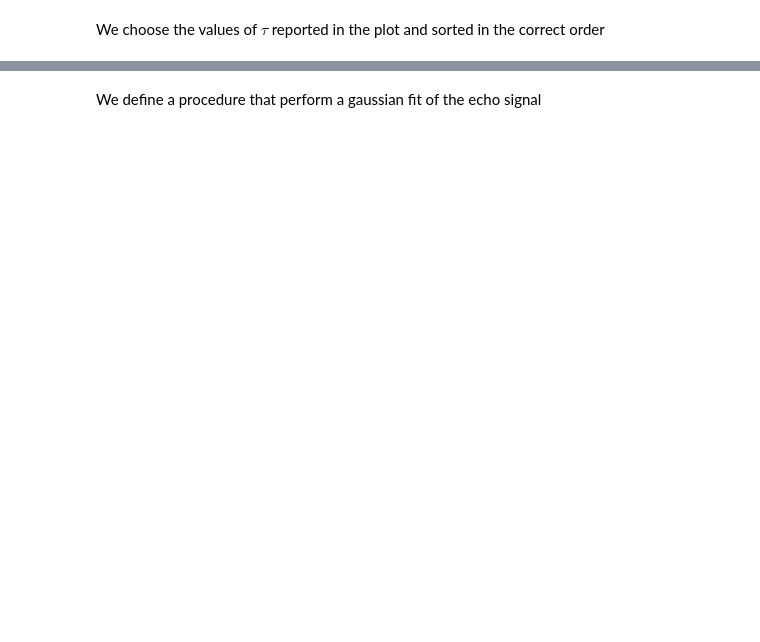
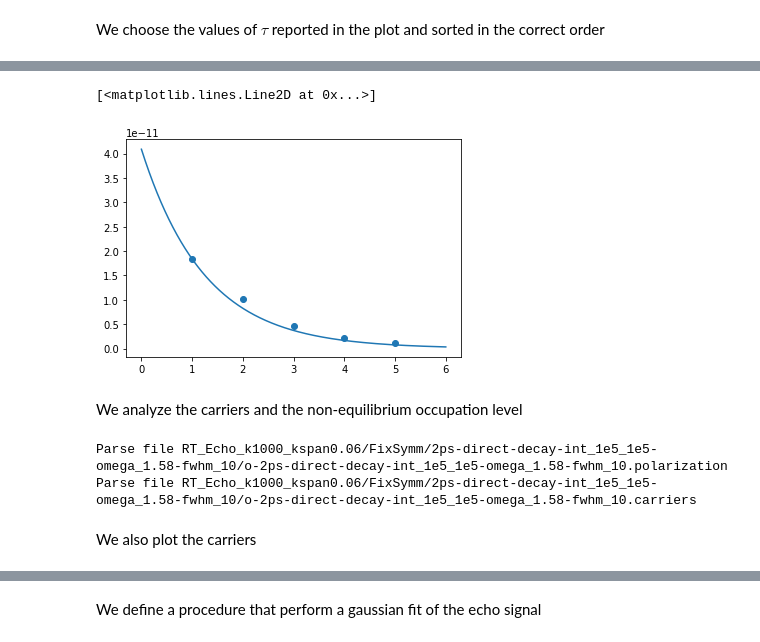
Before and after one commit to marcodalessandro76/Echo_mechanisms_decay_time_optical_orientation, a Jupyter notebook: PHOTON_ECO/ANALYSIS_Plot.ipynb, the cells around one changed output, grey strips where cells are left out. Saved outputs shown, nothing was run; the diff lists cells and outputs as text; code cells hidden in the pictures; blank space fills up the shorter version.

```diff
--- a/PHOTON_ECO/ANALYSIS_Plot.ipynb
+++ b/PHOTON_ECO/ANALYSIS_Plot.ipynb
@@ -409,7 +420,7 @@ dict_keys(['time', 'Pol_x', 'Pol_y', 'Pol_z'])
 We choose the values of $\tau$ reported in the plot and sorted in the correct order
 # %%
 tau = ['0.5ps','1ps','1.5ps','2ps','2.5ps']
-echo_peak_vals = [1,2,3,4,5]
+echo_peak_vals = [1.,2.,3.,4.,5.]
 # %%
 time = 1e-3*np.array(data_loaded['time'])
 px_ref = np.array(data_loaded['px_ref'])
@@ -426,0 +455,23 @@ for t in tau:
+# %%
+inte = []
+for t in tau:
+    inte.append(simps(echo[t]**2,x=time))
+# %%
+exp_decay = inte[0]*np.exp(-2*eta*(time-echo_peak_vals[0]))
+# %%
+plt.scatter(echo_peak_vals,inte)
+plt.plot(time,exp_decay)
+# %% [output]
+[<matplotlib.lines.Line2D at 0x...>]
+[figure, added]
+# %% [markdown]
+We analyze the carriers and the non-equilibrium occupation level
+# %%
+output = P.YamboOutputParser([file_pol,file_car])
+polarization = output['polarization']['Pol_x']
+carriers = output['carriers']['dne']
+# %% [output]
+Parse file RT_Echo_k1000_kspan0.06/FixSymm/2ps-direct-decay-int_1e5_1e5-omega_1.58-fwhm_10/o-2ps-direct-decay-int_1e5_1e5-omega_1.58-fwhm_10.polarization
+Parse file RT_Echo_k1000_kspan0.06/FixSymm/2ps-direct-decay-int_1e5_1e5-omega_1.58-fwhm_10/o-2ps-direct-decay-int_1e5_1e5-omega_1.58-fwhm_10.carriers
+# %% [markdown]
+We also plot the carriers
```
Also changed, not shown: parts of 31 cells of this notebook, 5 other files.
